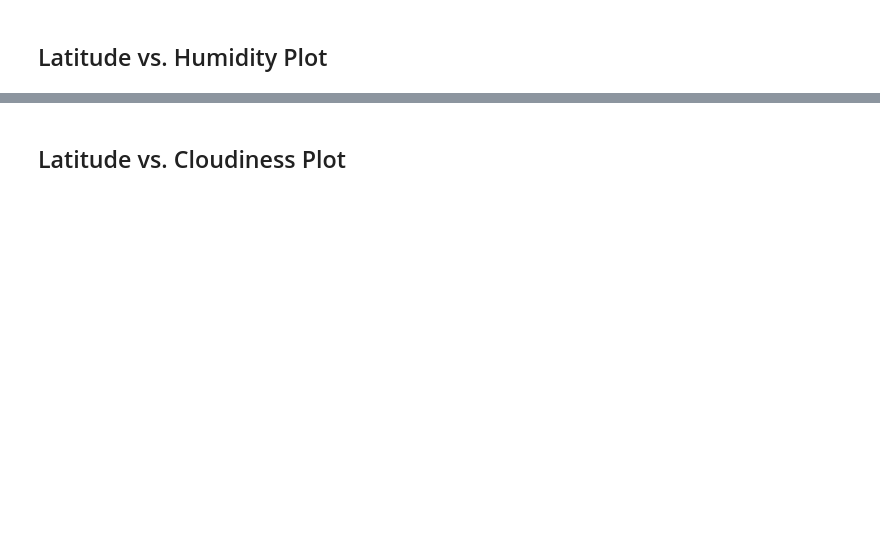
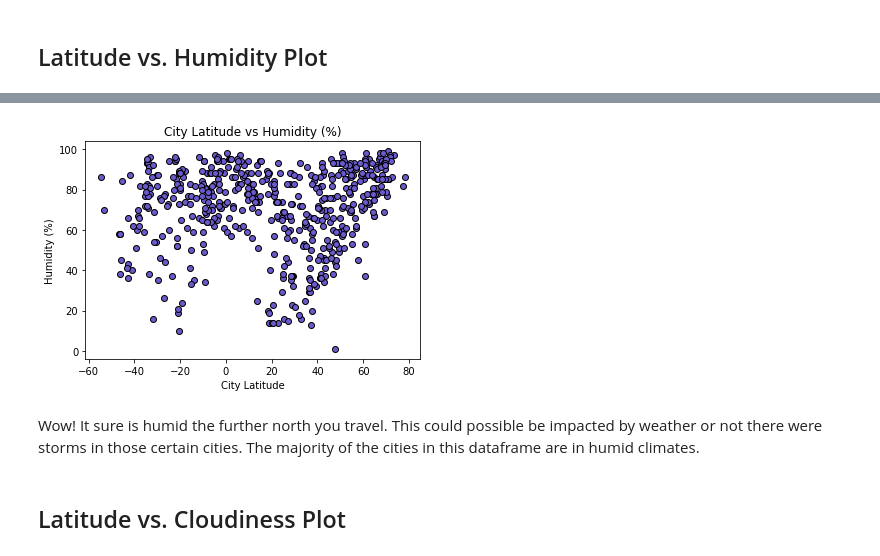
Before and after one commit to todd-tuchek/python-api-challenge, a Jupyter notebook: WeatherPy/WeatherPy.ipynb, the cells around one changed output, grey strips where cells are left out. Drawn from its saved outputs; the diff is of its cells as text; code cells hidden in the pictures; blank space fills up the shorter version.

```diff
--- a/WeatherPy/WeatherPy.ipynb
+++ b/WeatherPy/WeatherPy.ipynb
@@ -225,2 +214,17 @@ Int64Index([], dtype='int64')
+# %%
+# Build a scatter plot for Lat Vs Humidity
+plt.scatter(weather_dataframe["Lat"], weather_dataframe["Clouds"], color = "slateblue", edgecolor = "black");
+
+plt.title("City Latitude vs Humidity (%)")
+plt.xlabel("City Latitude")
+plt.ylabel("Humidity (%)");
+
+
+#Save figure as a png into the out_putdata file
+plt.savefig("output_data/City Latitude vs Humidity.png")
+# %% [output]
+[figure, added]
+# %% [markdown]
+Wow! It sure is humid the further north you travel. This could possible be impacted by weather or not there were storms in those certain cities. The majority of the cities in this dataframe are in humid climates.
 # %% [markdown]
 ## Latitude vs. Cloudiness Plot
```
Also changed, not shown: parts of 50 cells of this notebook, 13 other files.
